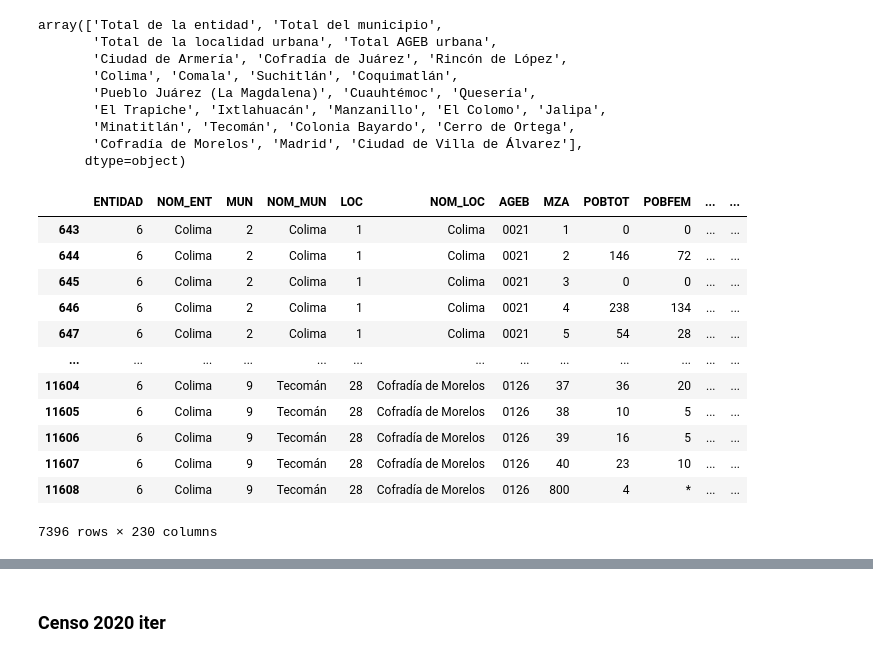
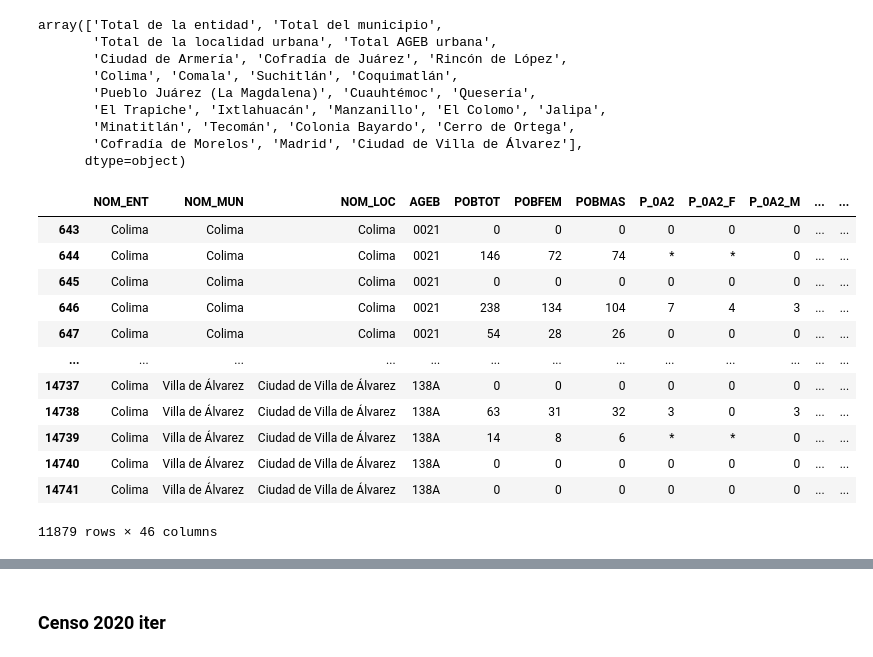
Before and after one commit to pcorner10/pronaces_analisis, a Jupyter notebook: reclasificacion2023.ipynb, the cells around one changed output, grey strips where cells are left out. Cells and saved outputs as stored; diff of their text form; code cells hidden in the pictures.

```diff
--- a/reclasificacion2023.ipynb
+++ b/reclasificacion2023.ipynb
@@ -165,7 +165,7 @@ array(['Total de la entidad', 'Total del municipio',
 # %%
 locs_project = [
   "Colima",
-  'Ciudad de Villa de Álvarez'
+  'Ciudad de Villa de Álvarez',
   'Tecomán',
   # Pendiente Caleras:  No hay datos según Censo 2020
   'Cofradía de Morelos',
@@ -177,18 +177,20 @@ locs_project = [
 ]
 # %%
 censo2020ageb = censo2020ageb[censo2020ageb.NOM_LOC.isin(locs_project)]
+censo2020ageb = censo2020ageb[censo2020ageb.columns[:50]]
+censo2020ageb.drop(columns=["ENTIDAD", "ENTIDAD", "MUN","LOC", "MZA"], inplace=True)
 censo2020ageb
 # %% [output]
-|  | ENTIDAD | NOM_ENT | MUN | NOM_MUN | LOC | NOM_LOC | AGEB | MZA | POBTOT | POBFEM | ... | ... |
-| 643 | 6 | Colima | 2 | Colima | 1 | Colima | 0021 | 1 | 0 | 0 | ... | ... |
-| 644 | 6 | Colima | 2 | Colima | 1 | Colima | 0021 | 2 | 146 | 72 | ... | ... |
-| 645 | 6 | Colima | 2 | Colima | 1 | Colima | 0021 | 3 | 0 | 0 | ... | ... |
-| 646 | 6 | Colima | 2 | Colima | 1 | Colima | 0021 | 4 | 238 | 134 | ... | ... |
-| 647 | 6 | Colima | 2 | Colima | 1 | Colima | 0021 | 5 | 54 | 28 | ... | ... |
+|  | NOM_ENT | NOM_MUN | NOM_LOC | AGEB | POBTOT | POBFEM | POBMAS | P_0A2 | P_0A2_F | P_0A2_M | ... | ... |
+| 643 | Colima | Colima | Colima | 0021 | 0 | 0 | 0 | 0 | 0 | 0 | ... | ... |
+| 644 | Colima | Colima | Colima | 0021 | 146 | 72 | 74 | * | * | 0 | ... | ... |
+| 645 | Colima | Colima | Colima | 0021 | 0 | 0 | 0 | 0 | 0 | 0 | ... | ... |
+| 646 | Colima | Colima | Colima | 0021 | 238 | 134 | 104 | 7 | 4 | 3 | ... | ... |
+| 647 | Colima | Colima | Colima | 0021 | 54 | 28 | 26 | 0 | 0 | 0 | ... | ... |
 | ... | ... | ... | ... | ... | ... | ... | ... | ... | ... | ... | ... | ... |
-| 11604 | 6 | Colima | 9 | Tecomán | 28 | Cofradía de Morelos | 0126 | 37 | 36 | 20 | ... | ... |
-| 11605 | 6 | Colima | 9 | Tecomán | 28 | Cofradía de Morelos | 0126 | 38 | 10 | 5 | ... | ... |
-| 11606 | 6 | Colima | 9 | Tecomán | 28 | Cofradía de Morelos | 0126 | 39 | 16 | 5 | ... | ... |
-| 11607 | 6 | Colima | 9 | Tecomán | 28 | Cofradía de Morelos | 0126 | 40 | 23 | 10 | ... | ... |
-| 11608 | 6 | Colima | 9 | Tecomán | 28 | Cofradía de Morelos | 0126 | 800 | 4 | * | ... | ... |
+| 14737 | Colima | Villa de Álvarez | Ciudad de Villa de Álvarez | 138A | 0 | 0 | 0 | 0 | 0 | 0 | ... | ... |
+| 14738 | Colima | Villa de Álvarez | Ciudad de Villa de Álvarez | 138A | 63 | 31 | 32 | 3 | 0 | 3 | ... | ... |
+| 14739 | Colima | Villa de Álvarez | Ciudad de Villa de Álvarez | 138A | 14 | 8 | 6 | * | * | 0 | ... | ... |
+| 14740 | Colima | Villa de Álvarez | Ciudad de Villa de Álvarez | 138A | 0 | 0 | 0 | 0 | 0 | 0 | ... | ... |
+| 14741 | Colima | Villa de Álvarez | Ciudad de Villa de Álvarez | 138A | 0 | 0 | 0 | 0 | 0 | 0 | ... | ... |
-7396 rows × 230 columns
+11879 rows × 46 columns
```
Also changed, not shown: parts of 34 cells of this notebook, 7 other files.
